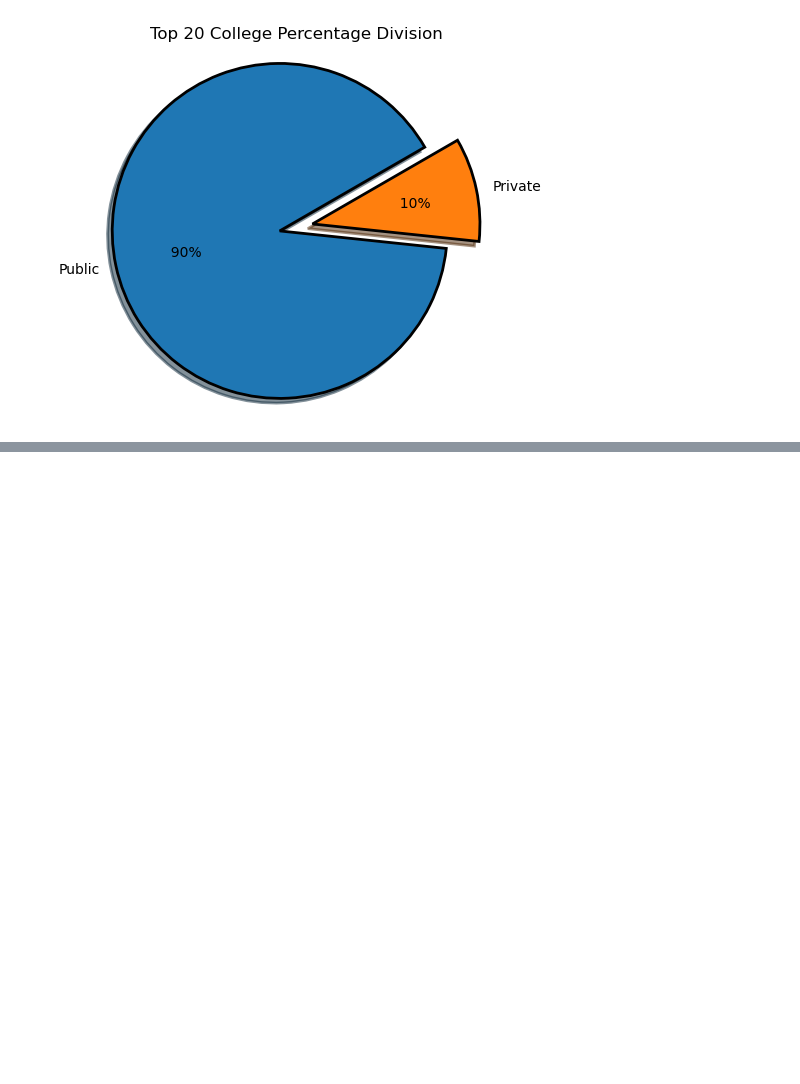
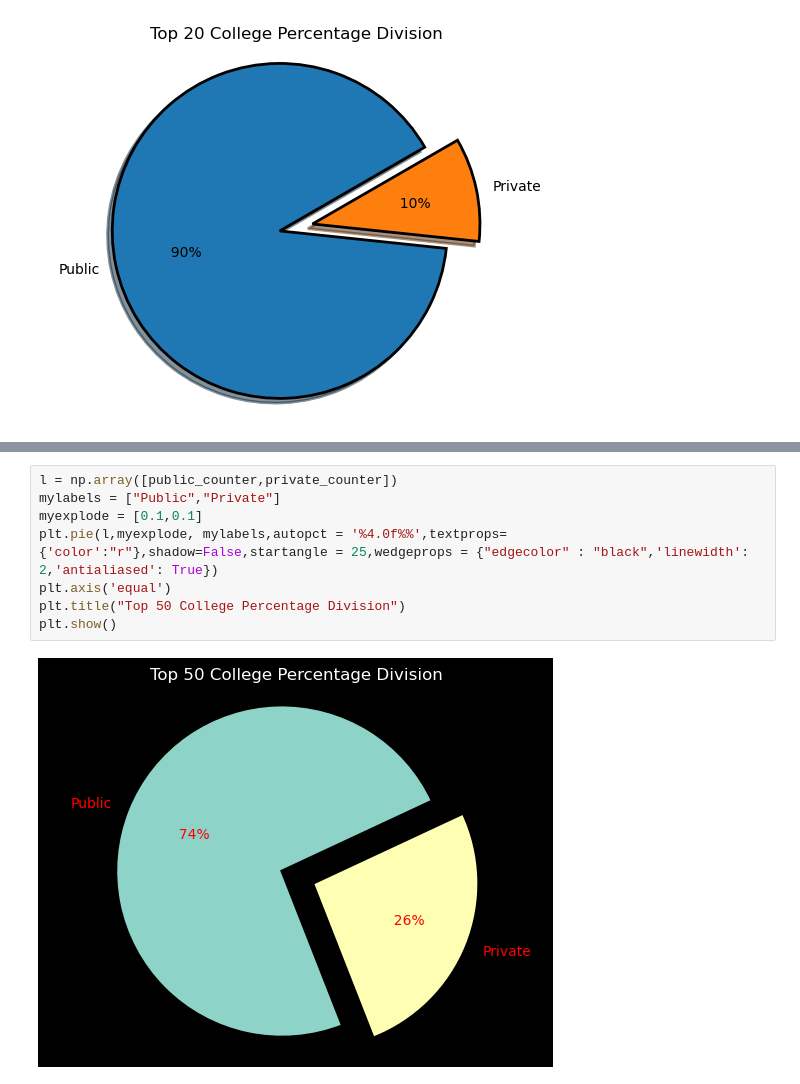
Before and after one commit to xIshanSandhux/Public-vs-Private-Indian-College-Analysis-Top-200, a Jupyter notebook: public-vs-private-indian-college-analysis-top-200.ipynb, the cells around one changed output, grey strips where cells are left out. Drawn from its saved outputs; the diff is of its cells as text; blank space fills up the shorter version.

```diff
--- a/public-vs-private-indian-college-analysis-top-200.ipynb
+++ b/public-vs-private-indian-college-analysis-top-200.ipynb
@@ -209,0 +378,10 @@ plt.show()
+# %%
+l = np.array([public_counter,private_counter])
+mylabels = ["Public","Private"]
+myexplode = [0.1,0.1]
+plt.pie(l,myexplode, mylabels,autopct = '%4.0f%%',textprops={'color':"r"},shadow=False,startangle = 25,wedgeprops = {"edgecolor" : "black",'linewidth': 2,'antialiased': True})
+plt.axis('equal')
+plt.title("Top 50 College Percentage Division")
+plt.show()
+# %% [output]
+[figure, added]
```
Also changed, not shown: parts of 14 cells of this notebook.
